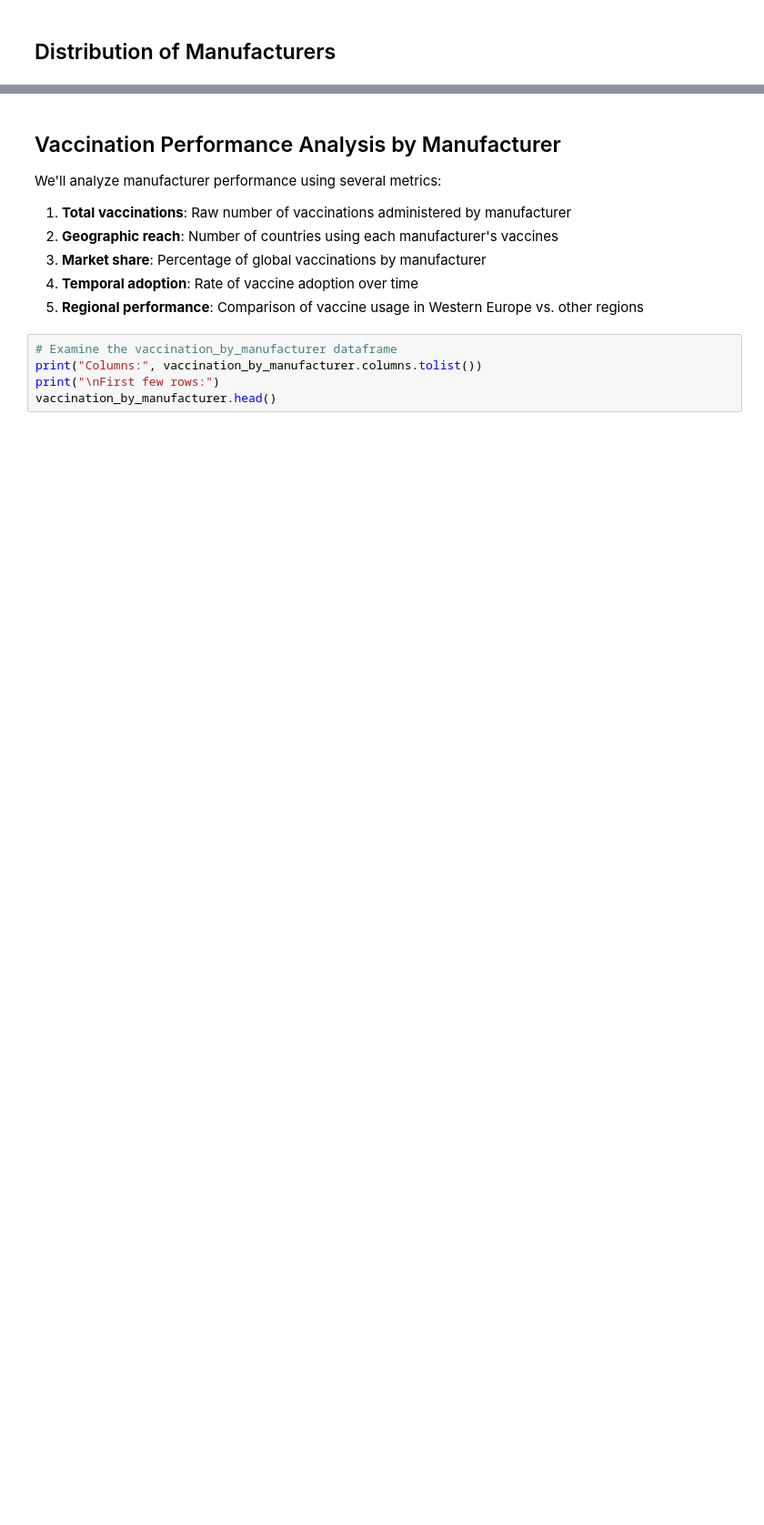
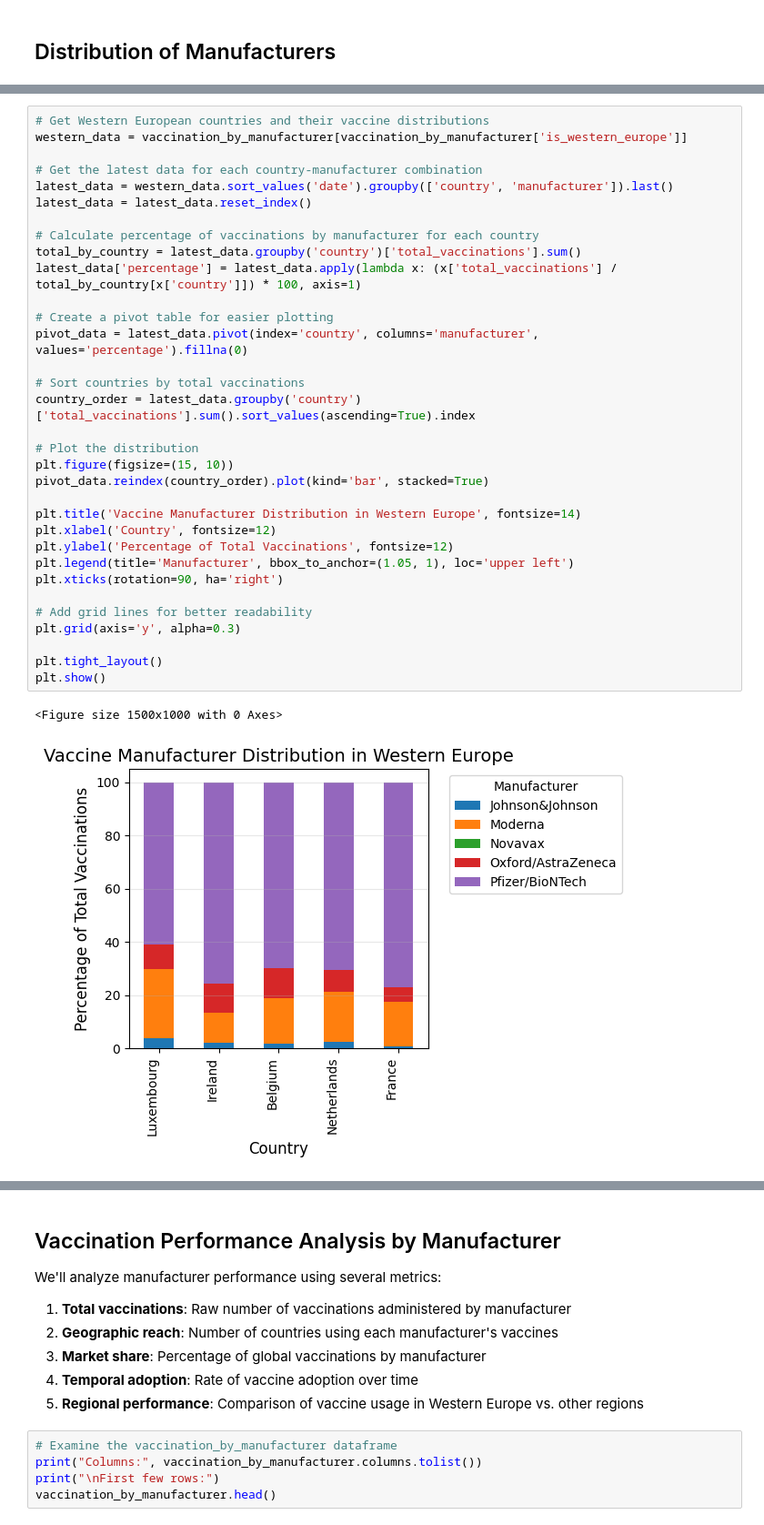
Before and after one commit to tangnatta/AUT461-Miniproject-2025, a Jupyter notebook: q3.ipynb, the cells around one changed output, grey strips where cells are left out. Shown at 91% size. Saved outputs shown, nothing was run; the diff lists cells and outputs as text; blank space fills up the shorter version.

```diff
--- a/q3.ipynb
+++ b/q3.ipynb
@@ -136,0 +145,36 @@ plt.show()
+# %%
+# Get Western European countries and their vaccine distributions
+western_data = vaccination_by_manufacturer[vaccination_by_manufacturer['is_western_europe']]
+
+# Get the latest data for each country-manufacturer combination
+latest_data = western_data.sort_values('date').groupby(['country', 'manufacturer']).last()
+latest_data = latest_data.reset_index()
+
+# Calculate percentage of vaccinations by manufacturer for each country
+total_by_country = latest_data.groupby('country')['total_vaccinations'].sum()
+latest_data['percentage'] = latest_data.apply(lambda x: (x['total_vaccinations'] / total_by_country[x['country']]) * 100, axis=1)
+
+# Create a pivot table for easier plotting
+pivot_data = latest_data.pivot(index='country', columns='manufacturer', values='percentage').fillna(0)
+
+# Sort countries by total vaccinations
+country_order = latest_data.groupby('country')['total_vaccinations'].sum().sort_values(ascending=True).index
+
+# Plot the distribution
+plt.figure(figsize=(15, 10))
+pivot_data.reindex(country_order).plot(kind='bar', stacked=True)
+
+plt.title('Vaccine Manufacturer Distribution in Western Europe', fontsize=14)
+plt.xlabel('Country', fontsize=12)
+plt.ylabel('Percentage of Total Vaccinations', fontsize=12)
+plt.legend(title='Manufacturer', bbox_to_anchor=(1.05, 1), loc='upper left')
+plt.xticks(rotation=90, ha='right')
+
+# Add grid lines for better readability
+plt.grid(axis='y', alpha=0.3)
+
+plt.tight_layout()
+plt.show()
+# %% [output]
+<Figure size 1500x1000 with 0 Axes>
+[figure, added]
```
Also changed, not shown: parts of 31 cells of this notebook.
